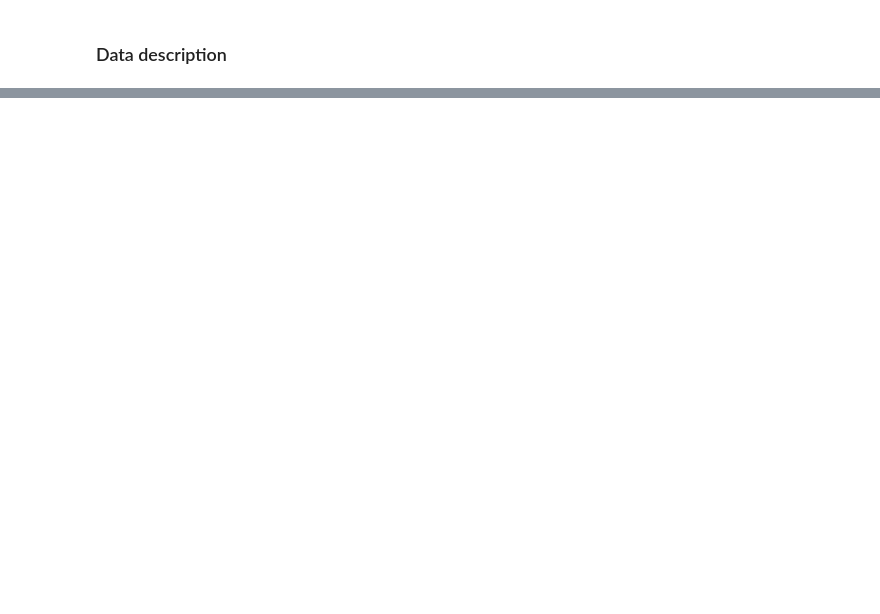
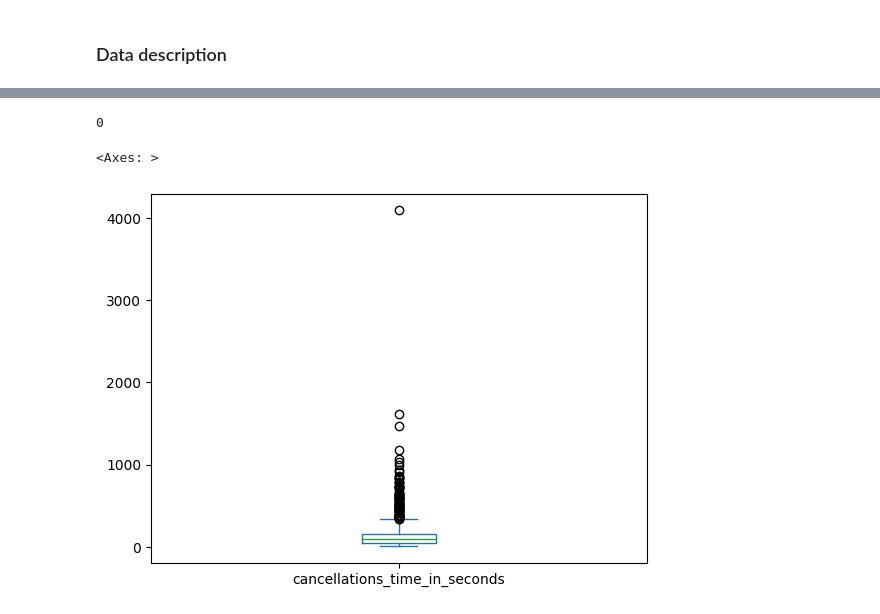
Before and after one commit to satishsolanki1990/buisness-analytics-failedOrder, a Jupyter notebook: ba-failedOrderAnalysis.ipynb, the cells around one changed output, grey strips where cells are left out. Saved outputs shown, nothing was run; the diff lists cells and outputs as text; code cells hidden in the pictures; blank space fills up the shorter version.

```diff
--- a/ba-failedOrderAnalysis.ipynb
+++ b/ba-failedOrderAnalysis.ipynb
@@ -106,0 +153,3 @@ data_order.shape
+# %%
+byClient_noDriver = byClient[byClient['is_driver_assigned_key']==0]
+byClient_Driver = byClient[byClient['is_driver_assigned_key']==1]
@@ -106,0 +168,10 @@ data_order.shape
+# %%
+byClient_noDriver.cancellations_time_in_seconds.isna().sum()
+# 0 : no NAN values, all clients waited for some time and then cancelled
+# %% [output]
+0
+# %%
+byClient_noDriver.cancellations_time_in_seconds.plot(kind='box')
+# %% [output]
+<Axes: >
+[figure, added]
```
Also changed, not shown: parts of 20 cells of this notebook.
